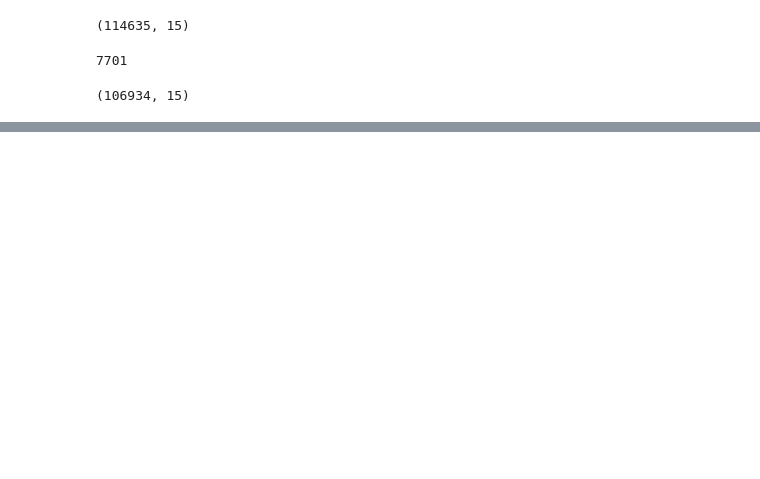
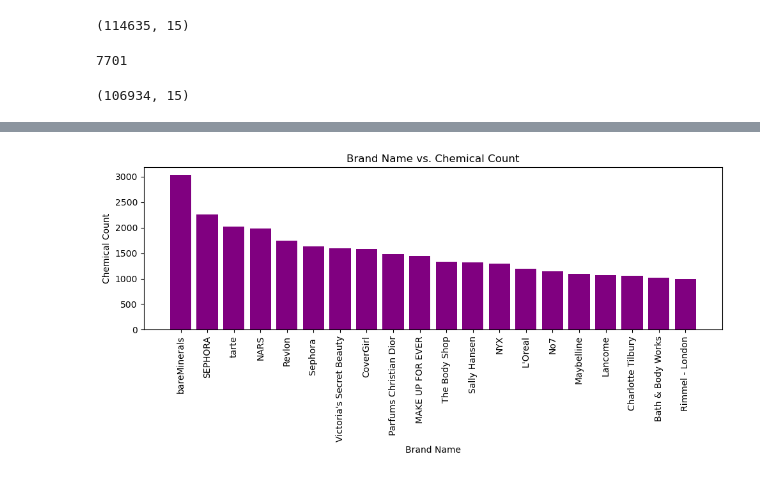
Before and after one commit to Nova8F/Project_1.0, a Jupyter notebook: Project1_Group1_FinalScript.ipynb, the cells around one changed output, grey strips where cells are left out. Saved outputs shown, nothing was run; the diff lists cells and outputs as text; code cells hidden in the pictures; blank space fills up the shorter version.

```diff
--- a/Project1_Group1_FinalScript.ipynb
+++ b/Project1_Group1_FinalScript.ipynb
@@ -110,0 +162,5 @@ cosmetics_cleaned_df.loc[cosmetics_cleaned_df["ChemicalName"] == "Cocamide dieth
+# %%
+# Group data by brand name and chemical counts
+brands_df = cosmetics_cleaned_df.groupby(["BrandName", "ChemicalName"])["ChemicalName"].count().reset_index(name="ChemicalCount")
+sorted_brands_df = brands_df.sort_values(by="ChemicalCount", ascending=False)
+sorted_brands_df.head(20)
@@ -110,0 +185,4 @@ cosmetics_cleaned_df.loc[cosmetics_cleaned_df["ChemicalName"] == "Cocamide dieth
+# %%
+# Put the top 20 brands in their own data frame
+top20_brands_df = sorted_brands_df[sorted_brands_df["ChemicalCount"] >= 989]
+top20_brands_df
@@ -110,0 +207,16 @@ cosmetics_cleaned_df.loc[cosmetics_cleaned_df["ChemicalName"] == "Cocamide dieth
+# %%
+# Plotting the data
+plt.figure(figsize=(10,5))
+
+plt.bar(top20_brands_df["BrandName"], top20_brands_df["ChemicalCount"], color="purple")
+
+plt.xlabel('Brand Name')
+plt.ylabel('Chemical Count')
+plt.title('Brand Name vs. Chemical Count')
+plt.xticks(rotation=90)
+plt.tight_layout()
+# plt.savefig("MA graphs\MA_graphs1.png")
+
+plt.show()
+# %% [output]
+[figure, added]
```
Also changed, not shown: parts of 21 cells of this notebook.
